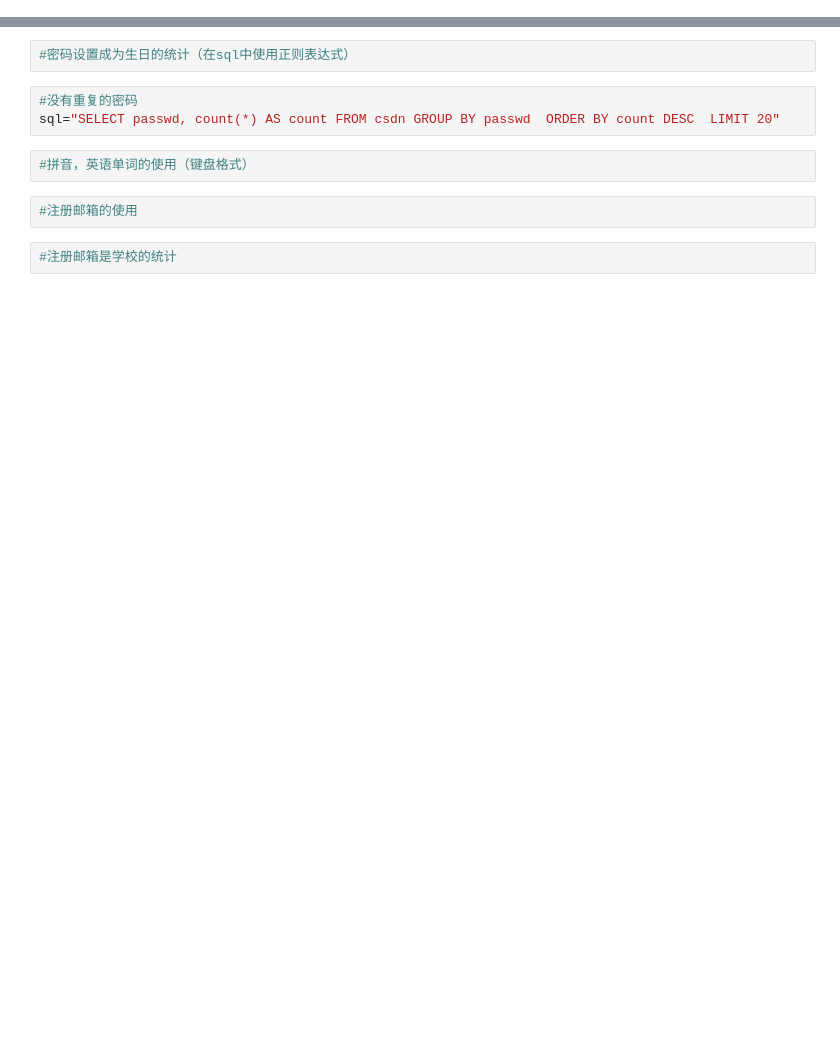
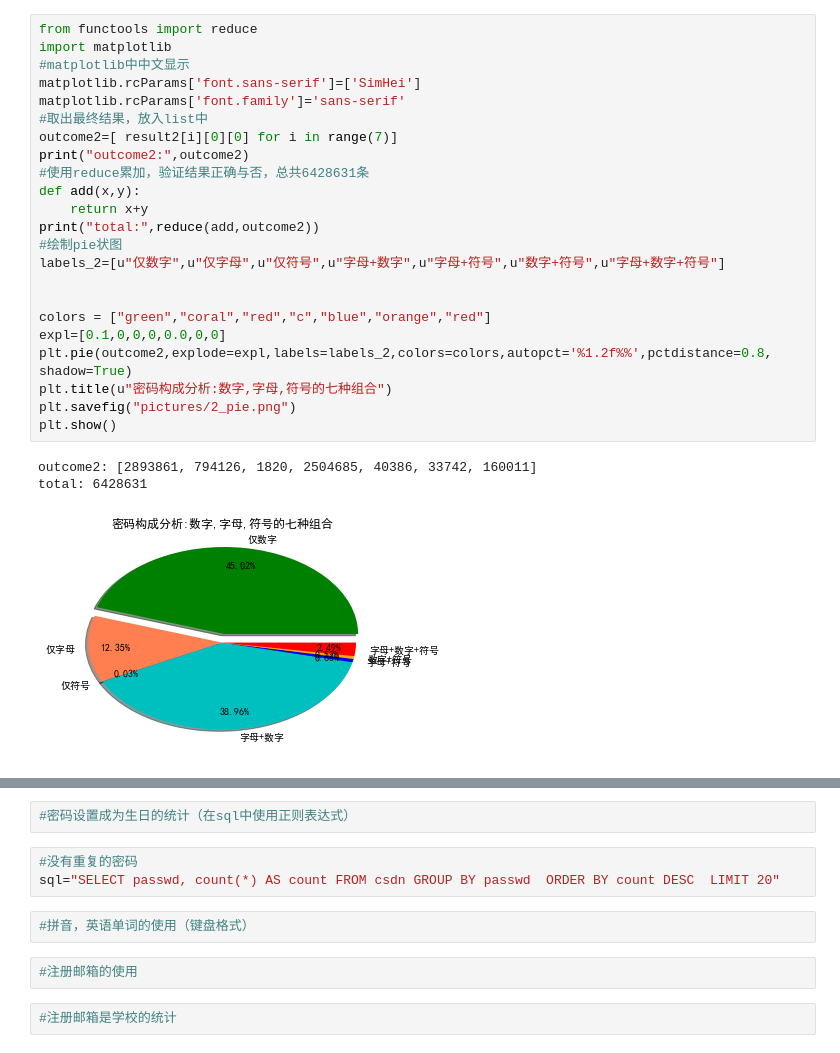
Before and after one commit to damaohongtu/Courses, a Jupyter notebook: websecurity/websecurity.ipynb, the cells around one changed output, grey strips where cells are left out. Saved outputs shown, nothing was run; the diff lists cells and outputs as text; blank space fills up the shorter version.

```diff
--- a/websecurity/websecurity.ipynb
+++ b/websecurity/websecurity.ipynb
@@ -59,0 +88,27 @@ sql2_7="SELECT count(id) AS count7 FROM csdn where passwd regexp"""
+# %%
+from functools import reduce
+import matplotlib
+#matplotlib中中文显示
+matplotlib.rcParams['font.sans-serif']=['SimHei']
+matplotlib.rcParams['font.family']='sans-serif'
+#取出最终结果，放入list中
+outcome2=[ result2[i][0][0] for i in range(7)]
+print("outcome2:",outcome2)
+#使用reduce累加，验证结果正确与否，总共6428631条
+def add(x,y):
+    return x+y
+print("total:",reduce(add,outcome2))
+#绘制pie状图
+labels_2=[u"仅数字",u"仅字母",u"仅符号",u"字母+数字",u"字母+符号",u"数字+符号",u"字母+数字+符号"]
+
+
+colors = ["green","coral","red","c","blue","orange","red"]
+expl=[0.1,0,0,0,0.0,0,0]
+plt.pie(outcome2,explode=expl,labels=labels_2,colors=colors,autopct='%1.2f%%',pctdistance=0.8, shadow=True)
+plt.title(u"密码构成分析:数字,字母,符号的七种组合")
+plt.savefig("pictures/2_pie.png")
+plt.show()
+# %% [output]
+outcome2: [2893861, 794126, 1820, 2504685, 40386, 33742, 160011]
+total: 6428631
+[figure, added]
```
Also changed, not shown: parts of 8 cells of this notebook, 9 other files.
